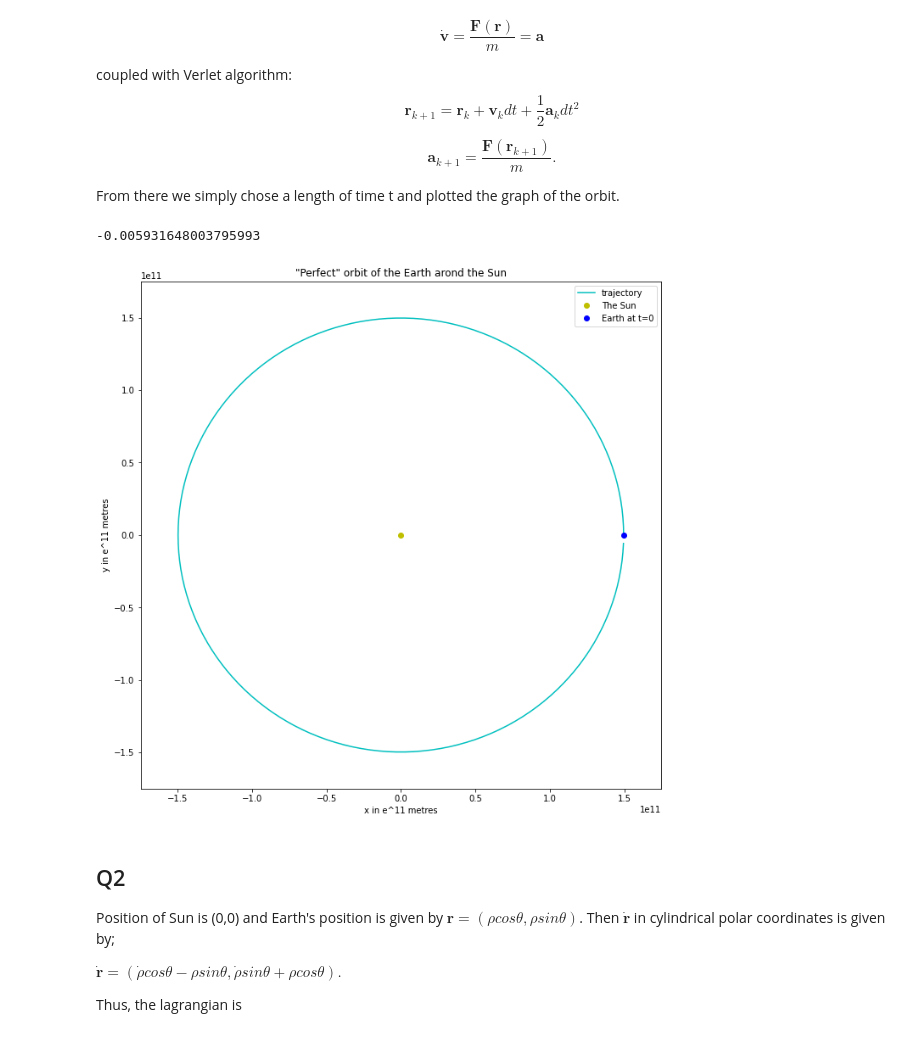
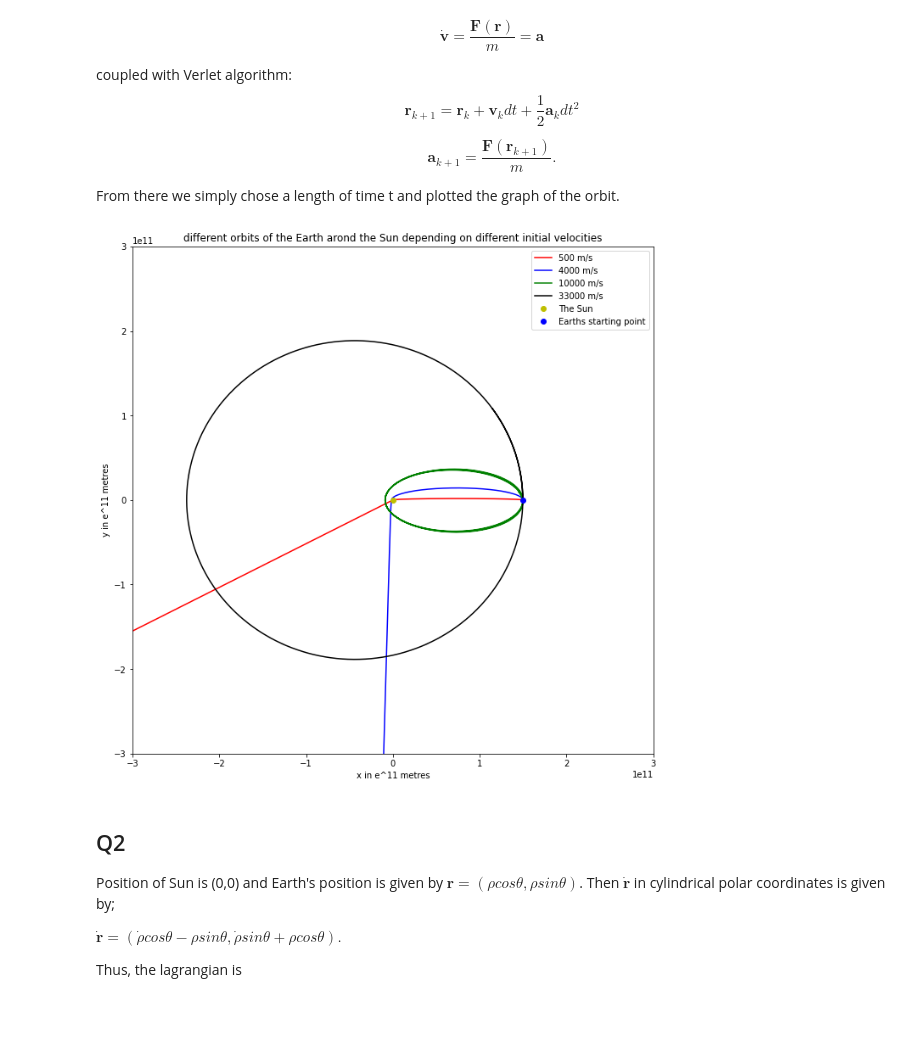
Before and after one commit to PLANETARY-MOTION-FINAL-PROJECT/filestore, a Jupyter notebook: ALMOST EVRYTHING.ipynb, the cells around one changed output. Saved outputs shown, nothing was run; the diff lists cells and outputs as text; code cells hidden in the pictures.

```diff
--- a/ALMOST EVRYTHING.ipynb
+++ b/ALMOST EVRYTHING.ipynb
@@ -17,67 +17,55 @@ $$ \mathbf{r}_{k+1} = \mathbf{r}_{k} + \mathbf{v}_{k}dt + \frac{1}{2}\mathbf{a}_
 $$ \mathbf{a}_{k+1} = \frac{\mathbf{F}(\mathbf{r}_{k+1})}{m}. $$
 
 From there we simply chose a length of time t and plotted the graph of the orbit.
-# %%
-G=6.67408e-11
-mass_sun=1.989e30
-R=149.59787e9
-
-
-ax_initial=-(G*mass_sun)/R**2
-ay_initial=0
-ax_initial
-# %% [output]
--0.005931648003795993
 # %%
-import numpy as np
-import matplotlib.pyplot as plt
+G=6.67408e-11                  # Fixing our constant terms
+mass_sun=1.989e30
+R=149.59787e9                 # R is the radius of the Earth to the Sun
 
-G=6.67408e-11                       # Fixing our constant terms.
-mass_sun=1.989e30
-R=149.59787e9
+tmax=5e7            #time frame allows all different orbits to be closed
+dt=10000
+N = int(tmax/dt)          #Here is the time interval setup for our ODE algorithm
 
-
-tmax=3.154e7
-dt=100000
-N = int(tmax/dt)
-
-
-t = np.zeros((N,))
+t = np.zeros((N,))        #Set empty arrays for all values to be determined by the algorithm
 r = np.zeros((2,N))
 v = np.zeros((2,N))
 a = np.zeros((2,N))
 
-r[0,0]=R
+r[0,0]=R           # Initial Conditions for position,velocity,acceleration.
+r[1,0]=0
 
-r[1,0]=0
 v[0,0]=0
-v[1,0]=29800
-                                    # Initial Conditions for position,velocity,acceleration.
+
 a[0,0]=-(G*mass_sun)/R**2
 a[1,0]=0
 
-for n in range(0,N-1):              # Verlet Algorithm
-    t[n+1] = t[n] + dt
-    r[:,n+1]=r[:,n] + ( v[:,n]*(dt)) + (0.5*(a[:,n])* ((dt)**2))
-    a[:,n+1]=((-1*G*mass_sun)/(np.sqrt((r[0,n+1])**2+(r[1,n+1])**2)**3)*r[:,n+1])
-    v[:,n+1]=v[:,n]+0.5*(a[:,n+1]+a[:,n])*(dt)
+varied_v=[500,4000,10000,33000]    #Here we plot different initial veolcities to see the difference in orbit trajectory
+plotcols = ['r','b','g','k']
+plt.figure(figsize=(11,11))
+for k in range(len(varied_v)):
+    v[1,0]=varied_v[k]
 
-plt.figure(figsize=(11,11))
+    for n in range(0,N-1):        # Verlet Algorithm for 2 bodies
+        t[n+1] = t[n] + dt
+        r[:,n+1]=r[:,n] + ( v[:,n]*(dt)) + (0.5*(a[:,n])* ((dt)**2))
+        a[:,n+1]=( (-1*G*mass_sun) / (np.sqrt((r[0,n+1])**2+(r[1,n+1])**2)**3) * r[:,n+1])
+        v[:,n+1]=v[:,n]+0.5*(a[:,n+1]+a[:,n])*(dt)
 
-plt.plot(r[0,:],r[1,:],'c',label='trajectory')
+    plt.plot(r[0,:],r[1,:],'-',color=plotcols[k],label=str(varied_v[k])+' m/s')
 
-plt.plot(0,'yo',lw=2,label='The Sun')
-plt.plot(R,0,'bo',lw=2,label='Earth at t=0')
 
+
+plt.plot(0,'yo',lw=2,label='The Sun')      #plot the 2 bodies for better visualisation
+plt.plot(R,0,'bo',lw=2,label='Earths starting point')
 plt.xlabel('x in e^11 metres')
 plt.ylabel('y in e^11 metres')
 plt.legend()
-plt.title('"Perfect" orbit of the Earth arond the Sun')
-plt.xlim(-175e9,175e9)
-plt.ylim(-175e9,175e9)
+plt.title('different orbits of the Earth arond the Sun depending on different initial velocities')
+plt.xlim(-300e9,300e9)
+plt.ylim(-300e9,300e9)
 plt.show()
 # %% [output]
-[figure, old version]
+[figure, new version]
 # %% [markdown]
 ## Q2
 
```
Also changed, not shown: parts of 4 cells of this notebook.
